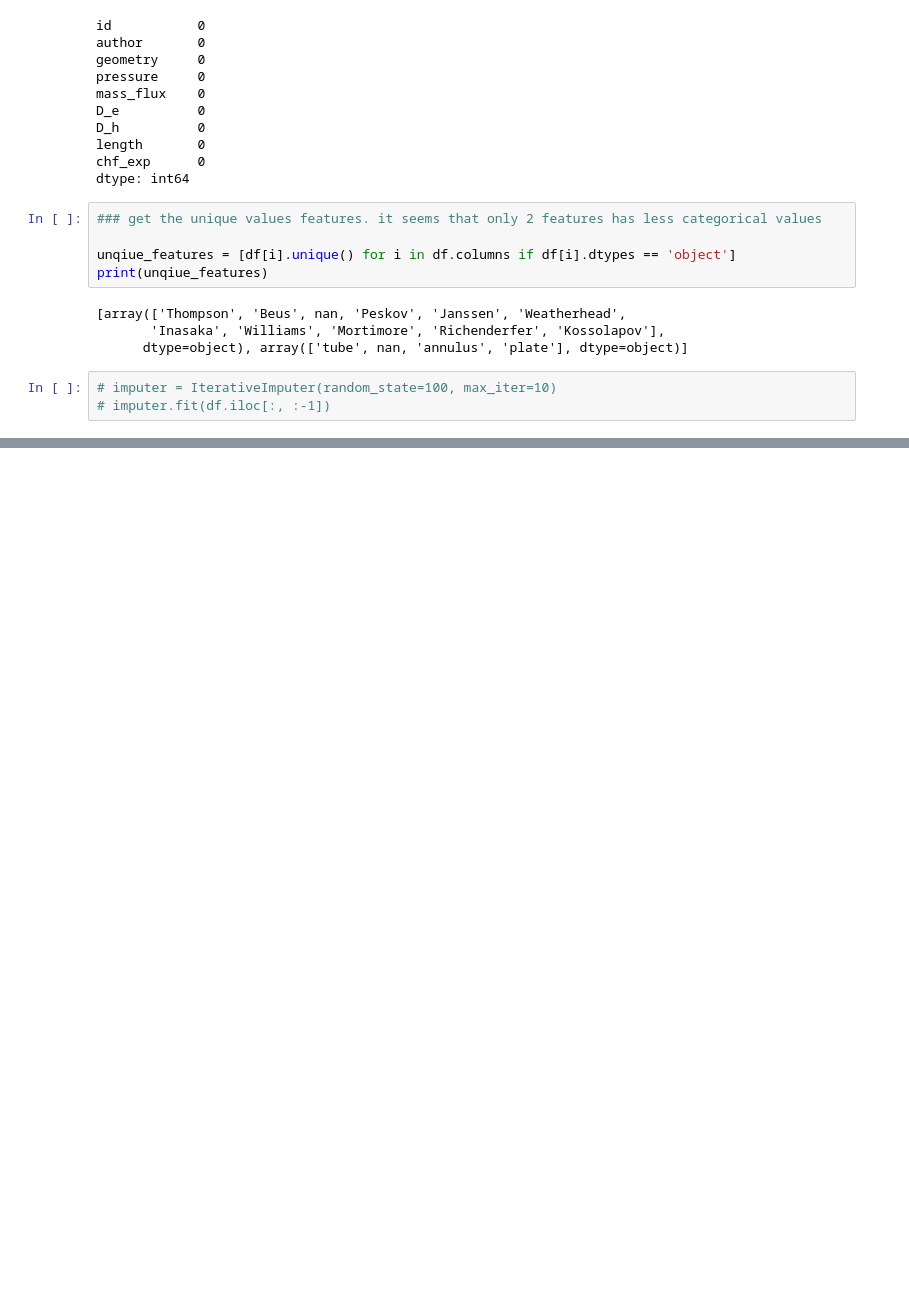
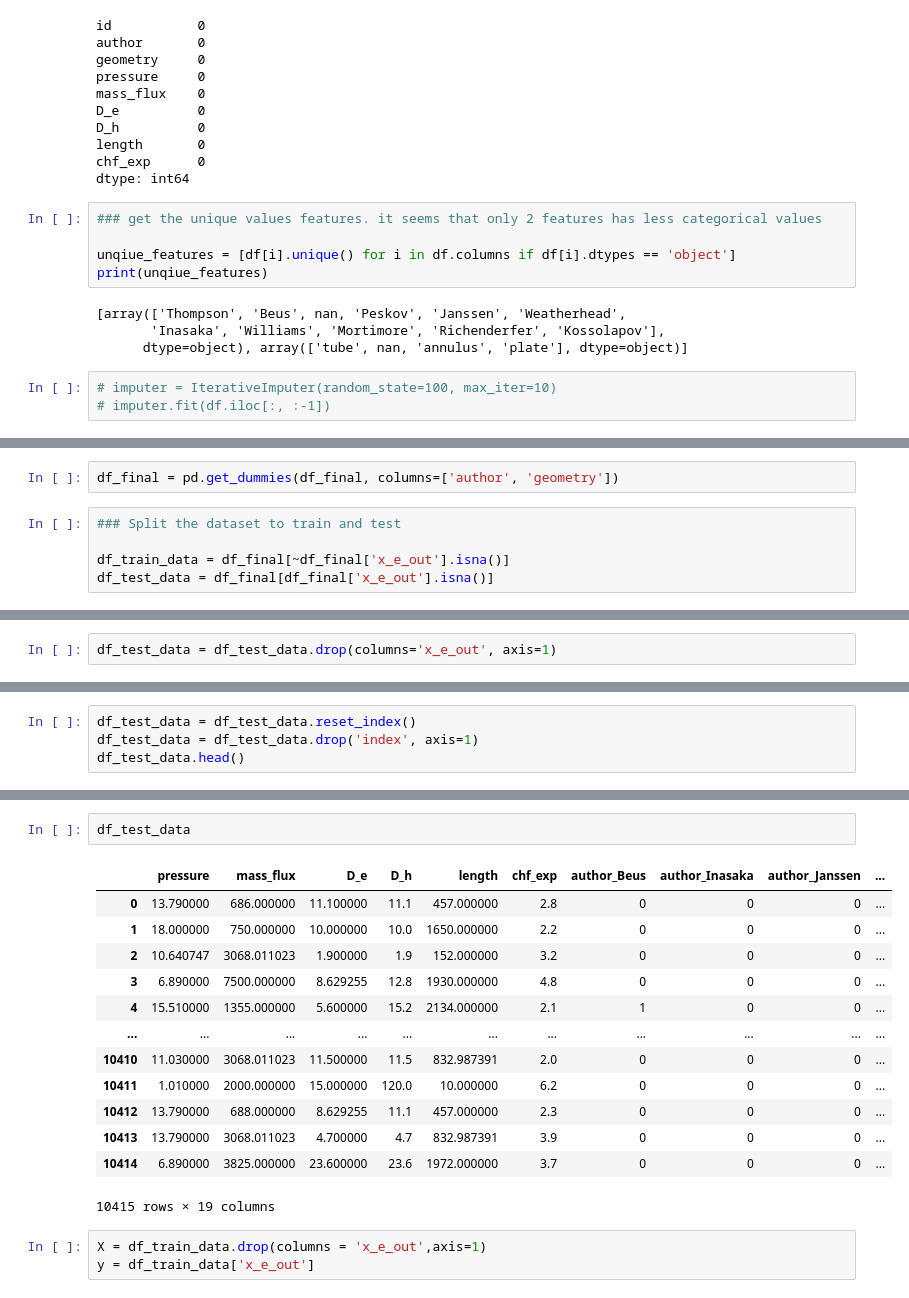
Before and after one commit to charu11/kaggle_competitions, a Jupyter notebook: ps-s3-e15.ipynb, the cells around one changed output, grey strips where cells are left out. Saved outputs shown, nothing was run; the diff lists cells and outputs as text; blank space fills up the shorter version.

```diff
--- a/ps-s3-e15.ipynb
+++ b/ps-s3-e15.ipynb
@@ -179,0 +228,7 @@ print(unqiue_features)
+# %%
+df_final = pd.get_dummies(df_final, columns=['author', 'geometry'])
+# %%
+### Split the dataset to train and test
+
+df_train_data = df_final[~df_final['x_e_out'].isna()]
+df_test_data = df_final[df_final['x_e_out'].isna()]
@@ -179,0 +256,2 @@ print(unqiue_features)
+# %%
+df_test_data = df_test_data.drop(columns='x_e_out', axis=1)
@@ -179,0 +267,4 @@ print(unqiue_features)
+# %%
+df_test_data = df_test_data.reset_index()
+df_test_data = df_test_data.drop('index', axis=1)
+df_test_data.head()
@@ -179,0 +278,19 @@ print(unqiue_features)
+# %%
+df_test_data
+# %% [output]
+|  | pressure | mass_flux | D_e | D_h | length | chf_exp | author_Beus | author_Inasaka | author_Janssen | ... |
+| 0 | 13.790000 | 686.000000 | 11.100000 | 11.1 | 457.000000 | 2.8 | 0 | 0 | 0 | ... |
+| 1 | 18.000000 | 750.000000 | 10.000000 | 10.0 | 1650.000000 | 2.2 | 0 | 0 | 0 | ... |
+| 2 | 10.640747 | 3068.011023 | 1.900000 | 1.9 | 152.000000 | 3.2 | 0 | 0 | 0 | ... |
+| 3 | 6.890000 | 7500.000000 | 8.629255 | 12.8 | 1930.000000 | 4.8 | 0 | 0 | 0 | ... |
+| 4 | 15.510000 | 1355.000000 | 5.600000 | 15.2 | 2134.000000 | 2.1 | 1 | 0 | 0 | ... |
+| ... | ... | ... | ... | ... | ... | ... | ... | ... | ... | ... |
+| 10410 | 11.030000 | 3068.011023 | 11.500000 | 11.5 | 832.987391 | 2.0 | 0 | 0 | 0 | ... |
+| 10411 | 1.010000 | 2000.000000 | 15.000000 | 120.0 | 10.000000 | 6.2 | 0 | 0 | 0 | ... |
+| 10412 | 13.790000 | 688.000000 | 8.629255 | 11.1 | 457.000000 | 2.3 | 0 | 0 | 0 | ... |
+| 10413 | 13.790000 | 3068.011023 | 4.700000 | 4.7 | 832.987391 | 3.9 | 0 | 0 | 0 | ... |
+| 10414 | 6.890000 | 3825.000000 | 23.600000 | 23.6 | 1972.000000 | 3.7 | 0 | 0 | 0 | ... |
+10415 rows × 19 columns
+# %%
+X = df_train_data.drop(columns = 'x_e_out',axis=1)
+y = df_train_data['x_e_out']
```
Also changed, not shown: parts of 19 cells of this notebook.
